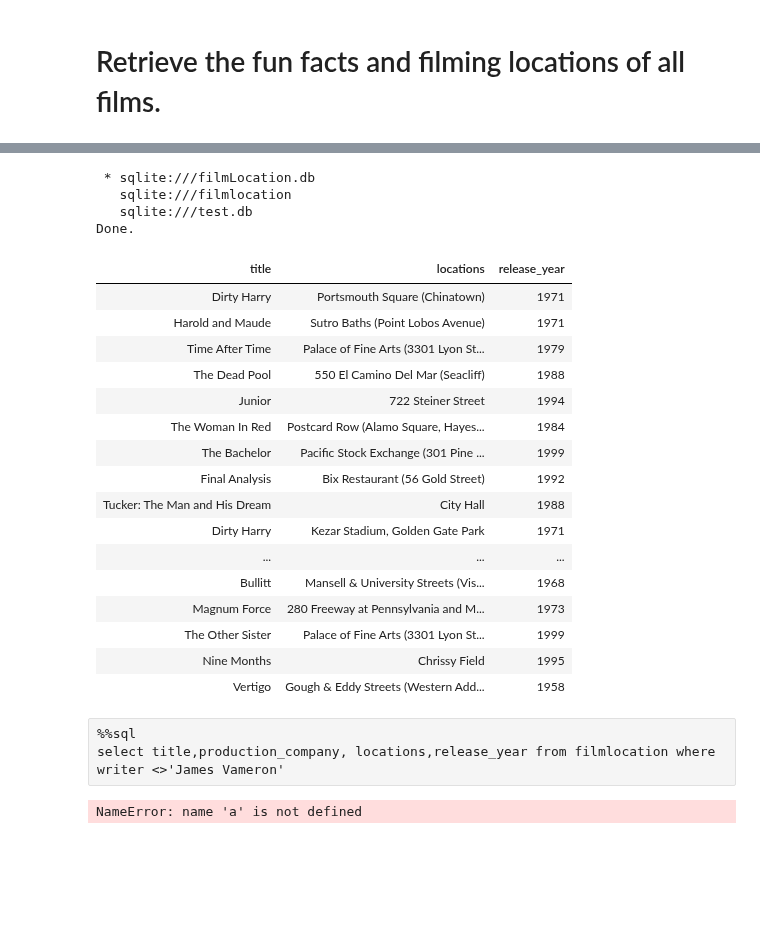
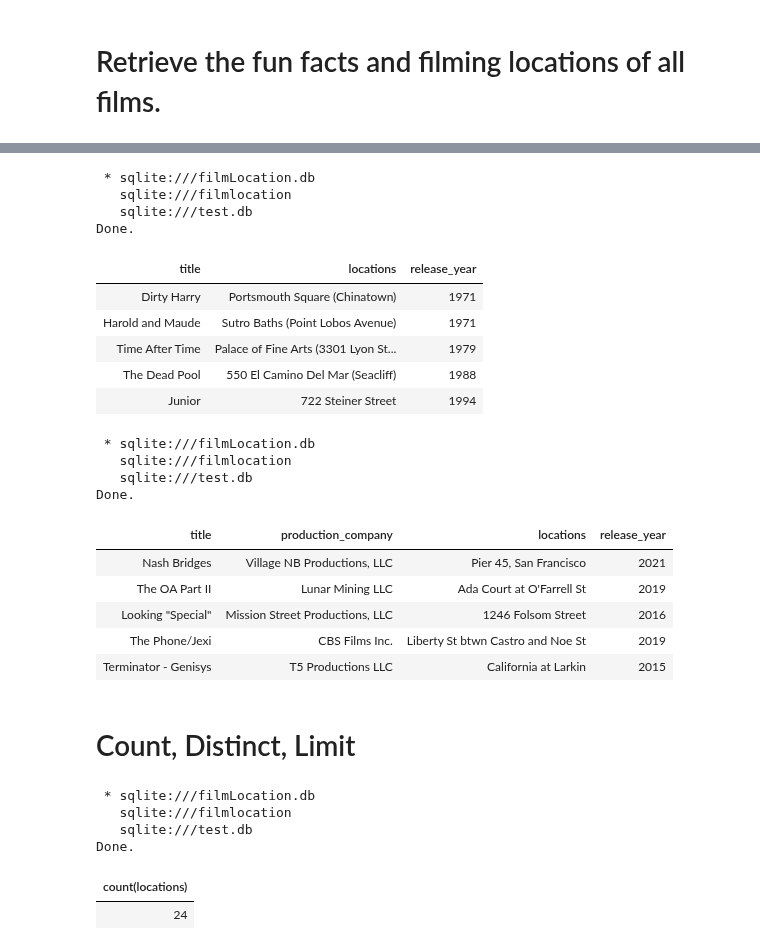
Before and after one commit to Immortal-Pi/IBMdatascience, a Jupyter notebook: Sql/SQLbasics.ipynb, the cells around one changed output, grey strips where cells are left out. Cells and saved outputs as stored; diff of their text form; code cells hidden in the pictures; blank space fills up the shorter version.

```diff
--- a/Sql/SQLbasics.ipynb
+++ b/Sql/SQLbasics.ipynb
@@ -137,31 +115,40 @@ Done.
 # %%
 %%sql
-SELECT Title,locations,release_year FROM filmlocation where release_year<=2000
+SELECT Title,locations,release_year FROM filmlocation where release_year<=2000 limit 5
 # %% [output]
  * sqlite:///filmLocation.db
    sqlite:///filmlocation
    sqlite:///test.db
 Done.
 | title | locations | release_year |
 | Dirty Harry | Portsmouth Square (Chinatown) | 1971 |
 | Harold and Maude | Sutro Baths (Point Lobos Avenue) | 1971 |
 | Time After Time | Palace of Fine Arts (3301 Lyon St... | 1979 |
 | The Dead Pool | 550 El Camino Del Mar (Seacliff) | 1988 |
 | Junior | 722 Steiner Street | 1994 |
-| The Woman In Red | Postcard Row (Alamo Square, Hayes... | 1984 |
-| The Bachelor | Pacific Stock Exchange (301 Pine ... | 1999 |
-| Final Analysis | Bix Restaurant (56 Gold Street) | 1992 |
-| Tucker: The Man and His Dream | City Hall | 1988 |
-| Dirty Harry | Kezar Stadium, Golden Gate Park | 1971 |
-| ... | ... | ... |
-| Bullitt | Mansell & University Streets (Vis... | 1968 |
-| Magnum Force | 280 Freeway at Pennsylvania and M... | 1973 |
-| The Other Sister | Palace of Fine Arts (3301 Lyon St... | 1999 |
-| Nine Months | Chrissy Field | 1995 |
-| Vertigo | Gough & Eddy Streets (Western Add... | 1958 |
-# %% [raw]
-%%sql
-select title,production_company, locations,release_year from filmlocation where writer <>'James Vameron'
+# %%
+%%sql
+select title,production_company, locations,release_year from filmlocation where writer <>'James Vameron' limit 5
+# %% [output]
+ * sqlite:///filmLocation.db
+   sqlite:///filmlocation
+   sqlite:///test.db
+Done.
+| title | production_company | locations | release_year |
+| Nash Bridges | Village NB Productions, LLC | Pier 45, San Francisco | 2021 |
+| The OA Part II | Lunar Mining LLC | Ada Court at O'Farrell St | 2019 |
+| Looking "Special" | Mission Street Productions, LLC | 1246 Folsom Street | 2016 |
+| The Phone/Jexi | CBS Films Inc. | Liberty St btwn Castro and Noe St | 2019 |
+| Terminator - Genisys | T5 Productions LLC | California at Larkin | 2015 |
+# %% [markdown]
+# Count, Distinct, Limit
 # %%
+%%sql
+select count(locations) from filmlocation where writer ='James Cameron'
 # %% [output]
-NameError: name 'a' is not defined
+ * sqlite:///filmLocation.db
+   sqlite:///filmlocation
+   sqlite:///test.db
+Done.
+| count(locations) |
+| 24 |
```
Also changed, not shown: parts of 18 cells of this notebook.
